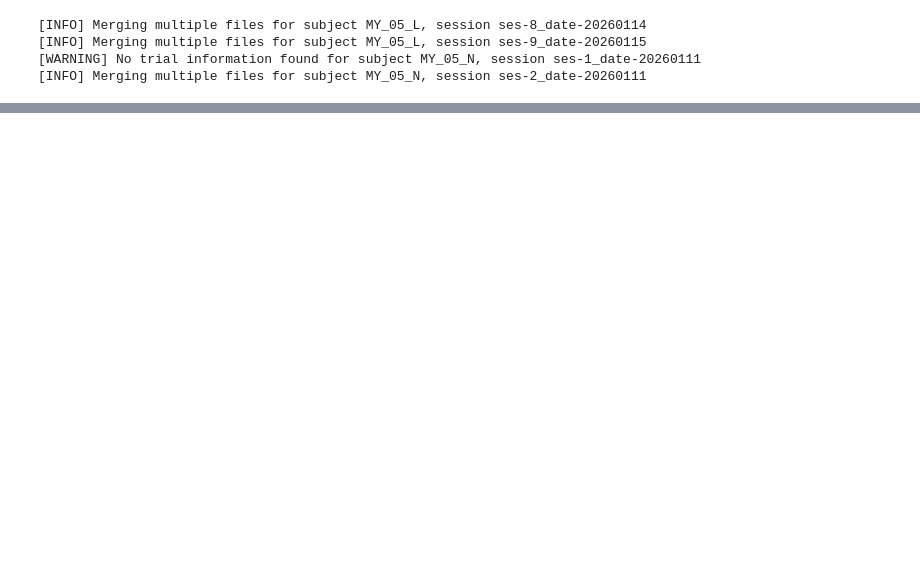
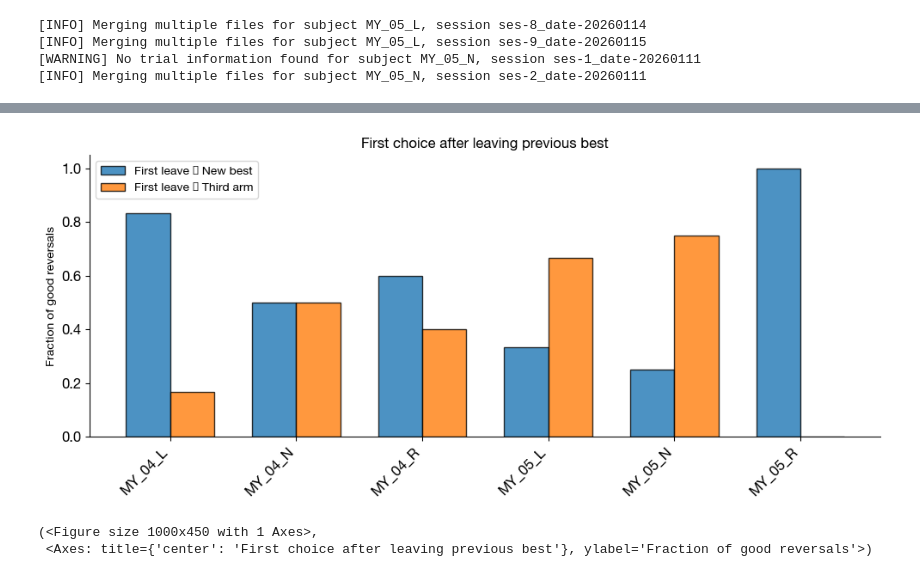
Before and after one commit to megyoung430/magnitude-bandit-analysis, a Jupyter notebook: scripts/fixing_code.ipynb, the cells around one changed output, grey strips where cells are left out. Cells and saved outputs as stored; diff of their text form; code cells hidden in the pictures; blank space fills up the shorter version.

```diff
--- a/scripts/fixing_code.ipynb
+++ b/scripts/fixing_code.ipynb
@@ -360,0 +330,10 @@ def plot_session_magnitudes_choices_ema(
+# %%
+per_subj_counts = first_leave_choice_stats(reversal_windows)
+plot_first_leave_choice_bar(per_subj_counts, include_no_leave=False)
+
+# Optional: include "no leave" as a third bar
+# plot_first_leave_choice_bar(per_subj_counts, include_no_leave=True)
+# %% [output]
+[figure, added]
+(<Figure size 1000x450 with 1 Axes>,
+ <Axes: title={'center': 'First choice after leaving previous best'}, ylabel='Fraction of good reversals'>)
```
Also changed, not shown: parts of 20 cells of this notebook, 7 other files.
